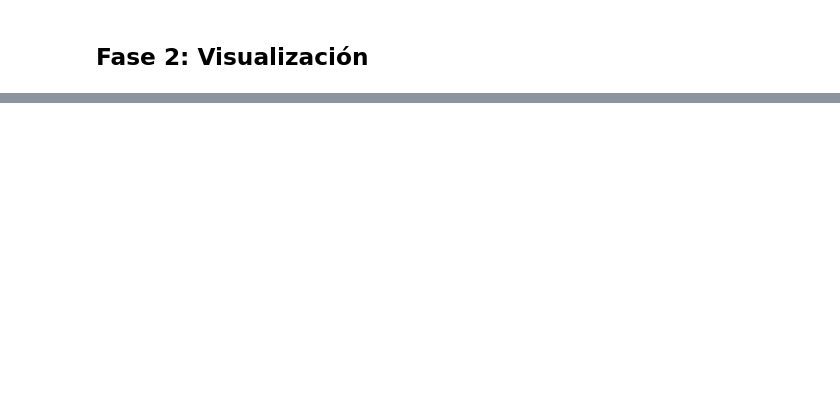
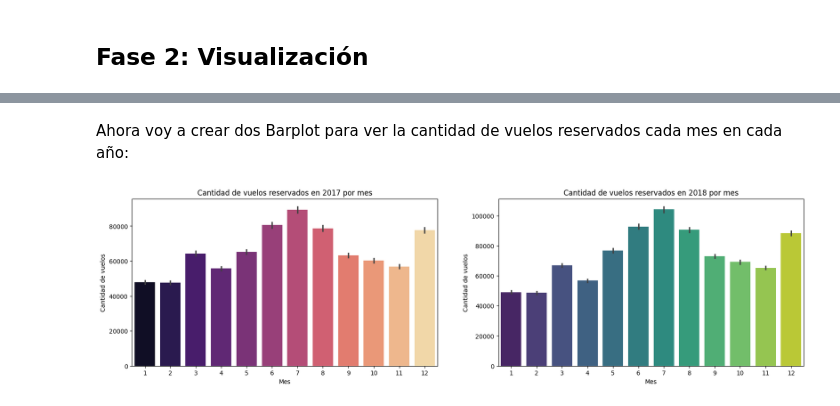
Before and after one commit to Adalab/bda-modulo-3-evaluacion-final-lopezleyre, a Jupyter notebook: leyre-evaluacion_modulo3.ipynb, the cells around one changed output, grey strips where cells are left out. Cells and saved outputs as stored; diff of their text form; code cells hidden in the pictures; blank space fills up the shorter version.

Commit message:
Fase 2 visualización

```diff
--- a/leyre-evaluacion_modulo3.ipynb
+++ b/leyre-evaluacion_modulo3.ipynb
@@ -363,0 +388,4 @@ df.head()
+# %%
+df2017 = df[df["year"] == 2017]
+
+df2017.head()
@@ -363,0 +399,3 @@ df.head()
+# %%
+df2018 = df[df["year"] == 2018]
+df2018.head()
@@ -363,0 +409,41 @@ df.head()
+# %% [markdown]
+Ahora voy a crear dos Barplot para ver la cantidad de vuelos reservados cada mes en cada año:
+# %%
+# Creo una base para las dos gráficas:
+fig, axes = plt.subplots(nrows = 1, ncols = 2, figsize = (20, 5))
+
+# Insertar los datos:
+
+sns.barplot(x = "month",
+            y = "flights_booked",
+            data = df2017,
+            ax = axes[0], # indico en que eje quiero posicionarlo
+            estimator="sum", # para sacar la cantidad de vuelos reservados cada mes
+            palette = "magma")
+
+sns.barplot(x = "month",
+            y = "flights_booked",
+            data = df2018,
+            ax = axes[1], # indico en que eje quiero posicionarlo
+            estimator="sum", # para sacar la cantidad de vuelos reservados cada mes
+            palette = "viridis")
+
+# Insertar título y título de ejes:
+
+    ## 2017
+
+axes[0].set_title("Cantidad de vuelos reservados en 2017 por mes")
+
+axes[0].set_xlabel("Mes")
+
+axes[0].set_ylabel("Cantidad de vuelos")
+
+    ## 2018
+
+axes[1].set_title("Cantidad de vuelos reservados en 2018 por mes")
+
+axes[1].set_xlabel("Mes")
+
+axes[1].set_ylabel("Cantidad de vuelos");
+# %% [output]
+[figure, added]
```
Also changed, not shown: parts of 27 cells of this notebook.
